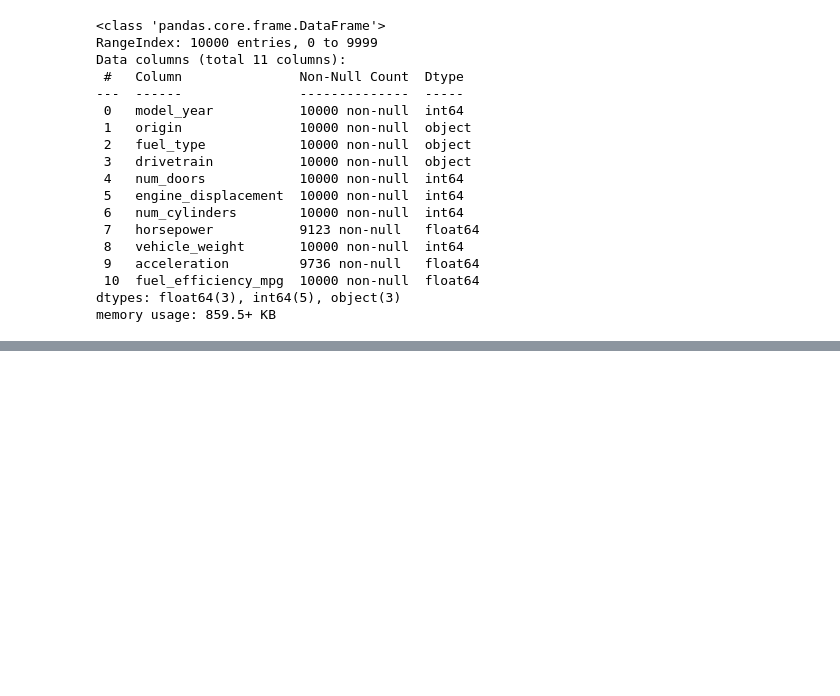
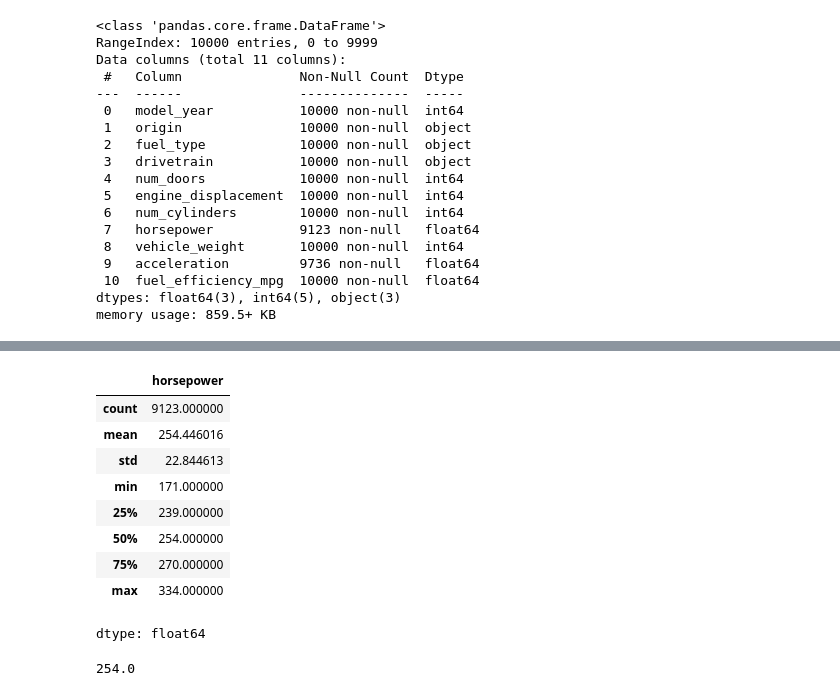
Before and after one commit to PortfolioProg/machine-learning-zoomcamp, a Jupyter notebook: Homework_2_Zoomcamp_ML.ipynb, the cells around one changed output, grey strips where cells are left out. Saved outputs shown, nothing was run; the diff lists cells and outputs as text; code cells hidden in the pictures; blank space fills up the shorter version.

```diff
--- a/Homework_2_Zoomcamp_ML.ipynb
+++ b/Homework_2_Zoomcamp_ML.ipynb
@@ -41,0 +92,17 @@ memory usage: 859.5+ KB
+# %%
+df['horsepower'].describe()
+# %% [output]
+|  | horsepower |
+| count | 9123.000000 |
+| mean | 254.446016 |
+| std | 22.844613 |
+| min | 171.000000 |
+| 25% | 239.000000 |
+| 50% | 254.000000 |
+| 75% | 270.000000 |
+| max | 334.000000 |
+dtype: float64
+# %%
+df['horsepower'].median()
+# %% [output]
+254.0
```
Also changed, not shown: parts of 7 cells of this notebook.
